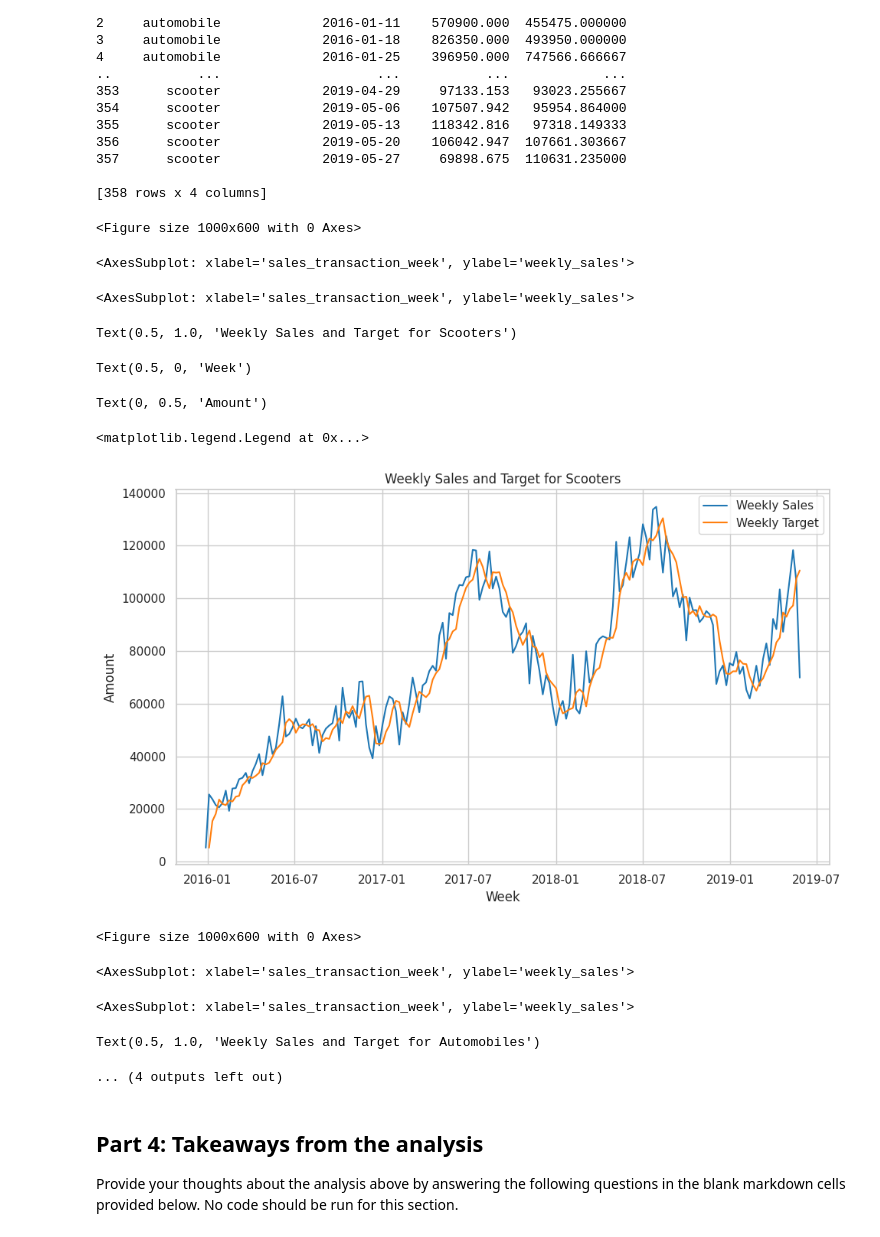
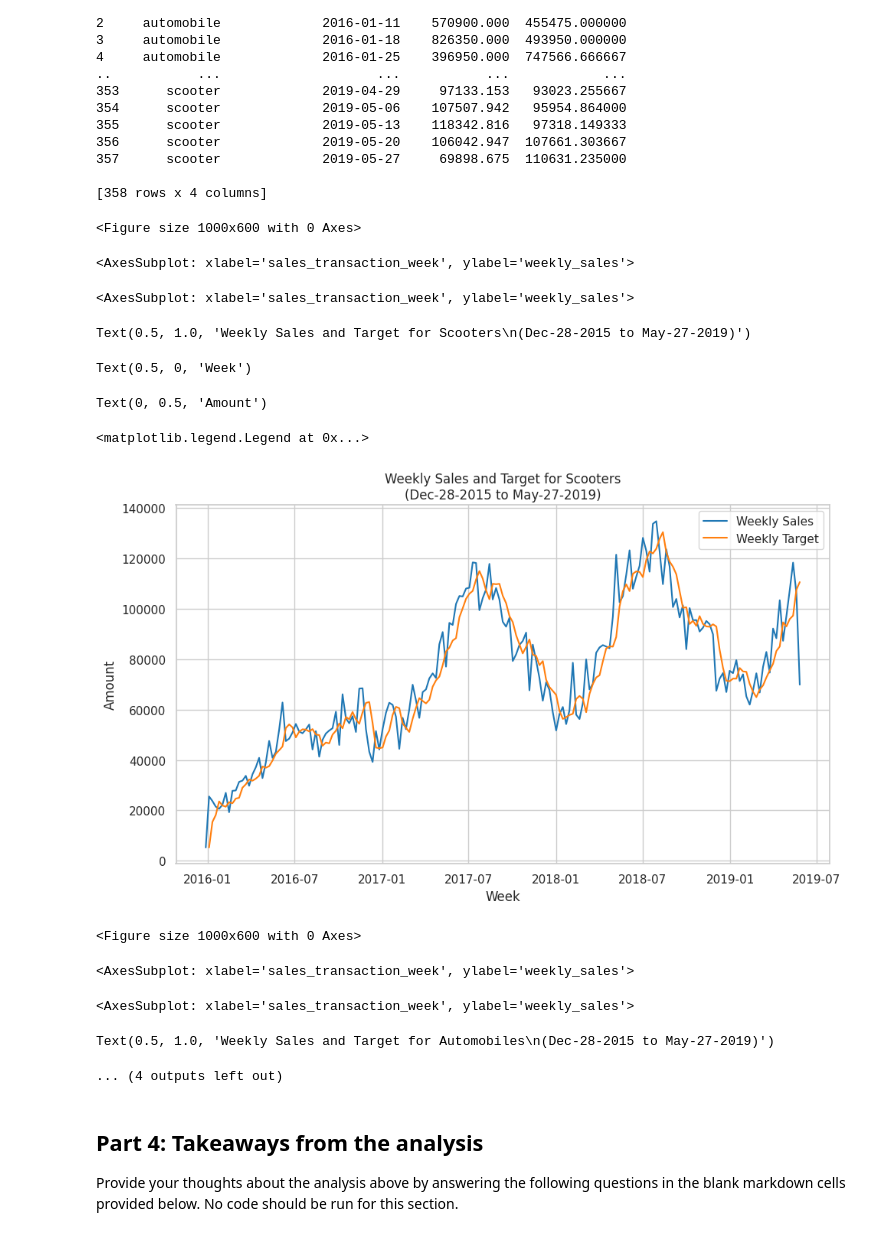
Before and after one commit to TAMU-STAT-624-Spring-2024/visualize-this-group-2, a Jupyter notebook: PythonVizAssignment_20240326_template.ipynb, the cells around one changed output. Drawn from its saved outputs; the diff is of its cells as text; code cells hidden in the pictures.

```diff
--- a/PythonVizAssignment_20240326_template.ipynb
+++ b/PythonVizAssignment_20240326_template.ipynb
@@ -362,55 +369,55 @@ print(product_weekly_sales)
 [358 rows x 4 columns]
 # %%
 #3.3
-# Convert 'sales_transaction_week' to datetime if it's not already
 product_weekly_sales['sales_transaction_week'] = pd.to_datetime(product_weekly_sales['sales_transaction_week'])
 
-# Filter data for scooters and automobiles
+# Filtering data for scooters and automobiles
 scooters_data = product_weekly_sales[product_weekly_sales['product_type'] == 'scooter']
 automobiles_data = product_weekly_sales[product_weekly_sales['product_type'] == 'automobile']
 
-# Set custom color palettes
 scooter_palette = ['#1f77b4', '#ff7f0e']  # blue for sales, orange for target
 automobile_palette = ['#2ca02c', '#d62728']  # green for sales, red for target
 
-# Plotting for scooters
+# Plot for scooters
 plt.figure(figsize=(10, 6))
 sns.lineplot(data=scooters_data, x='sales_transaction_week', y='weekly_sales', label='Weekly Sales', color=scooter_palette[0])
 sns.lineplot(data=scooters_data, x='sales_transaction_week', y='weekly_target', label='Weekly Target', color=scooter_palette[1])
-
-# Titles and labels for scooters
-plt.title('Weekly Sales and Target for Scooters')
+min_date_scooters = scooters_data['sales_transaction_week'].min().strftime('%b-%d-%Y')
+max_date_scooters = scooters_data['sales_transaction_week'].max().strftime('%b-%d-%Y')
+date_range_scooters = f'{min_date_scooters} to {max_date_scooters}'
+plt.title(f'Weekly Sales and Target for Scooters\n({date_range_scooters})')
 plt.xlabel('Week')
 plt.ylabel('Amount')
 plt.legend()
 plt.tight_layout()
 plt.show()
 
-# Plotting for automobiles
+# Plot for automobiles
 plt.figure(figsize=(10, 6))
 sns.lineplot(data=automobiles_data, x='sales_transaction_week', y='weekly_sales', label='Weekly Sales', color=automobile_palette[0])
 sns.lineplot(data=automobiles_data, x='sales_transaction_week', y='weekly_target', label='Weekly Target', color=automobile_palette[1])
-
-# Titles and labels for automobiles
-plt.title('Weekly Sales and Target for Automobiles')
+min_date_automobiles = automobiles_data['sales_transaction_week'].min().strftime('%b-%d-%Y')
+max_date_automobiles = automobiles_data['sales_transaction_week'].max().strftime('%b-%d-%Y')
+date_range_automobiles = f'{min_date_automobiles} to {max_date_automobiles}'
+plt.title(f'Weekly Sales and Target for Automobiles\n({date_range_automobiles})')
 plt.xlabel('Week')
 plt.ylabel('Amount')
 plt.legend()
 plt.tight_layout()
 plt.show()
 # %% [output]
 <Figure size 1000x600 with 0 Axes>
 <AxesSubplot: xlabel='sales_transaction_week', ylabel='weekly_sales'>
 <AxesSubplot: xlabel='sales_transaction_week', ylabel='weekly_sales'>
-Text(0.5, 1.0, 'Weekly Sales and Target for Scooters')
+Text(0.5, 1.0, 'Weekly Sales and Target for Scooters\n(Dec-28-2015 to May-27-2019)')
 Text(0.5, 0, 'Week')
 Text(0, 0.5, 'Amount')
 <matplotlib.legend.Legend at 0x...>
-[figure, old version]
+[figure, new version]
 <Figure size 1000x600 with 0 Axes>
 <AxesSubplot: xlabel='sales_transaction_week', ylabel='weekly_sales'>
 <AxesSubplot: xlabel='sales_transaction_week', ylabel='weekly_sales'>
-Text(0.5, 1.0, 'Weekly Sales and Target for Automobiles')
+Text(0.5, 1.0, 'Weekly Sales and Target for Automobiles\n(Dec-28-2015 to May-27-2019)')
 ... (4 outputs left out)
 # %% [markdown]
 
```
Also changed, not shown: parts of 2 cells of this notebook.
